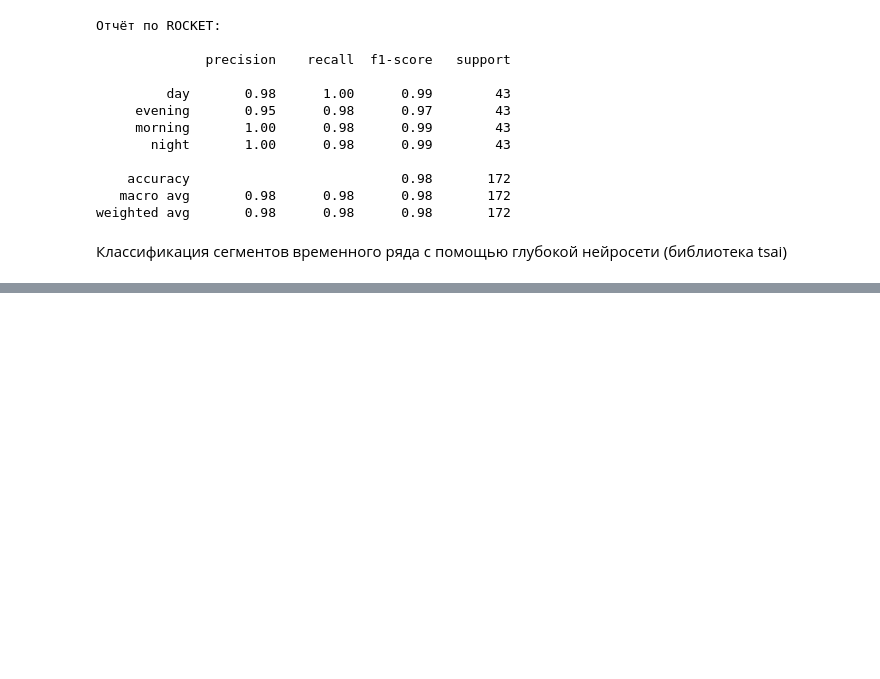
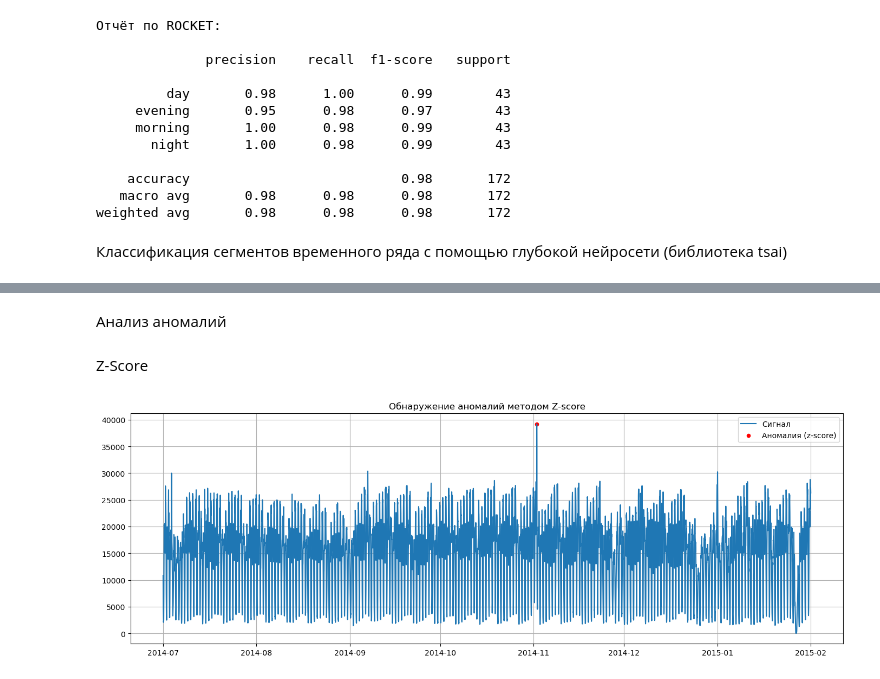
Before and after one commit to countrvl/tl_hw, a Jupyter notebook: tl_hw.ipynb, the cells around one changed output, grey strips where cells are left out. Drawn from its saved outputs; the diff is of its cells as text; code cells hidden in the pictures; blank space fills up the shorter version.

```diff
--- a/tl_hw.ipynb
+++ b/tl_hw.ipynb
@@ -377,0 +521,26 @@ weighted avg       0.98      0.98      0.98       172
+# %% [markdown]
+Анализ аномалий
+# %% [markdown]
+Z-Score
+# %%
+from scipy.stats import zscore
+
+# Вычисляем z-оценки
+df['z_score'] = zscore(df['value'])
+
+# Выставим порог и найдём аномалии
+threshold = 3
+df['anomaly_z'] = df['z_score'].abs() > threshold
+
+# Визуализация
+plt.figure(figsize=(14, 5))
+plt.plot(df.index, df['value'], label='Сигнал')
+plt.scatter(df[df['anomaly_z']].index, df[df['anomaly_z']]['value'],
+            color='red', label='Аномалия (z-score)', s=20)
+plt.title('Обнаружение аномалий методом Z-score')
+plt.legend()
+plt.grid(True)
+plt.tight_layout()
+plt.show()
+# %% [output]
+[figure, added]
```
Also changed, not shown: parts of 11 cells of this notebook, 1 other file.
